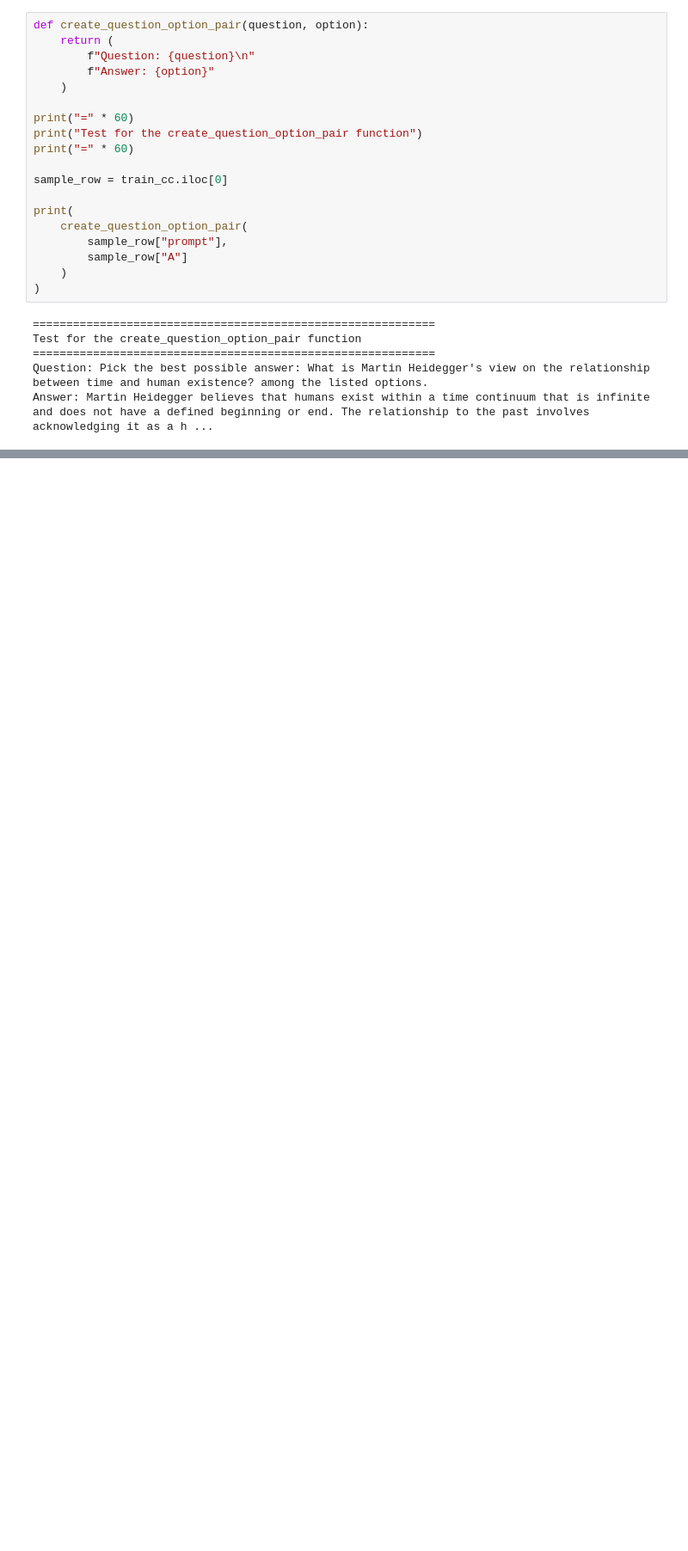
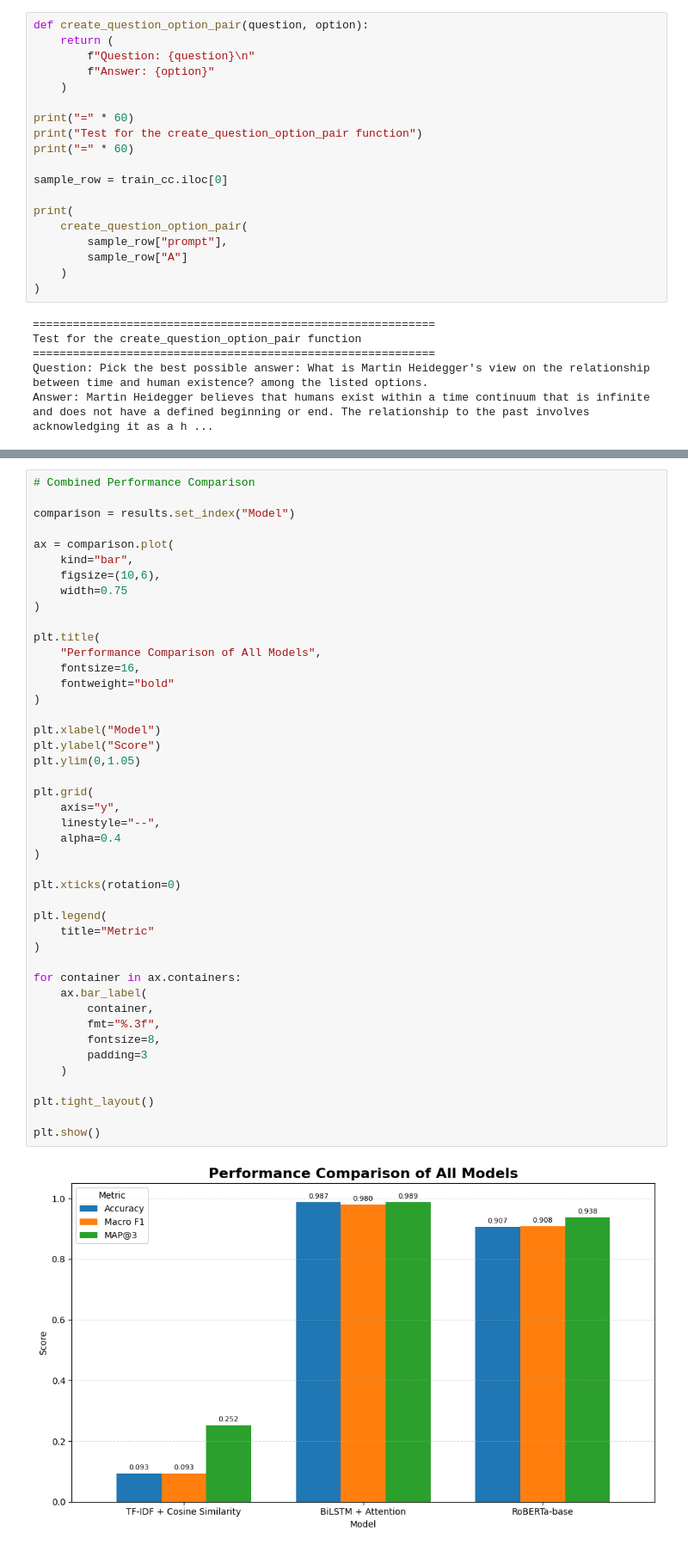
Before and after one commit to 24f3004946/DL-GenAI-t22026, a Jupyter notebook: notebooks/DL-24f3004946-notebook-t22026.ipynb, the cells around one changed output, grey strips where cells are left out. Shown at 86% size. Cells and saved outputs as stored; diff of their text form; blank space fills up the shorter version.

```diff
--- a/notebooks/DL-24f3004946-notebook-t22026.ipynb
+++ b/notebooks/DL-24f3004946-notebook-t22026.ipynb
@@ -520,0 +2302,46 @@ Answer: Martin Heidegger believes that humans exist within a time continuum that
+# %%
+# Combined Performance Comparison
+
+comparison = results.set_index("Model")
+
+ax = comparison.plot(
+    kind="bar",
+    figsize=(10,6),
+    width=0.75
+)
+
+plt.title(
+    "Performance Comparison of All Models",
+    fontsize=16,
+    fontweight="bold"
+)
+
+plt.xlabel("Model")
+plt.ylabel("Score")
+plt.ylim(0,1.05)
+
+plt.grid(
+    axis="y",
+    linestyle="--",
+    alpha=0.4
+)
+
+plt.xticks(rotation=0)
+
+plt.legend(
+    title="Metric"
+)
+
+for container in ax.containers:
+    ax.bar_label(
+        container,
+        fmt="%.3f",
+        fontsize=8,
+        padding=3
+    )
+
+plt.tight_layout()
+
+plt.show()
+# %% [output]
+[figure, added]
```
Also changed, not shown: parts of 114 cells of this notebook.
